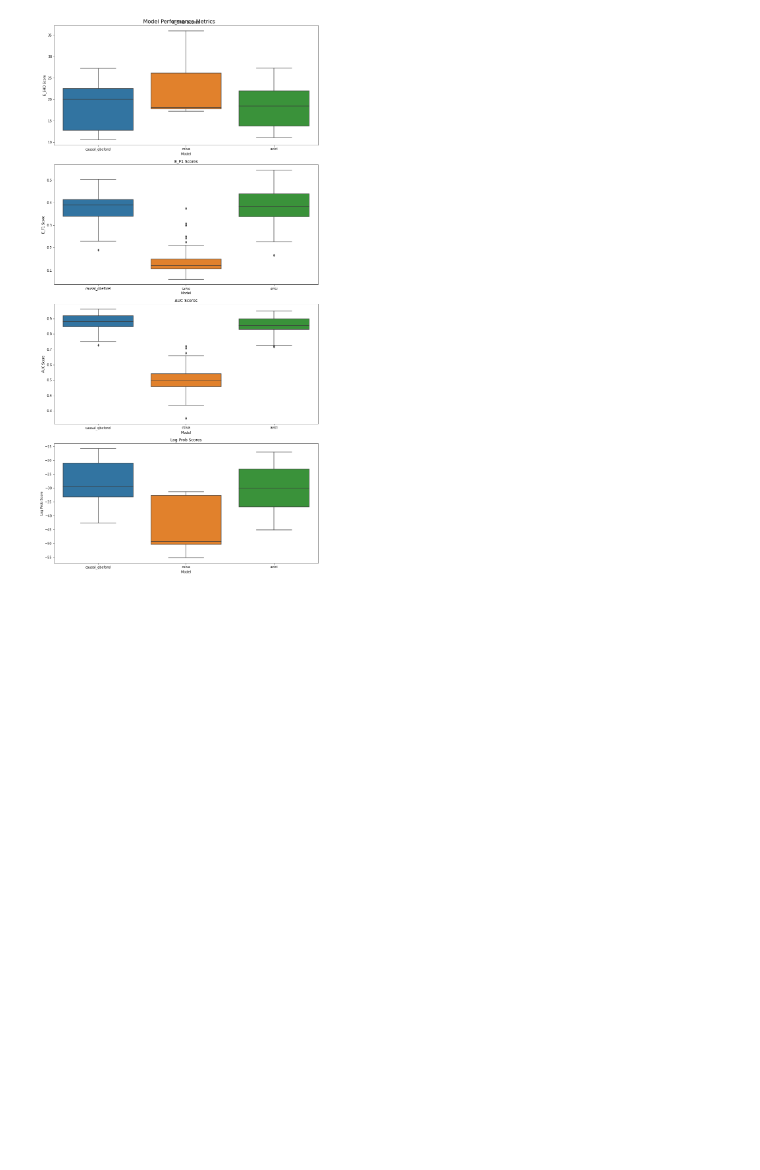
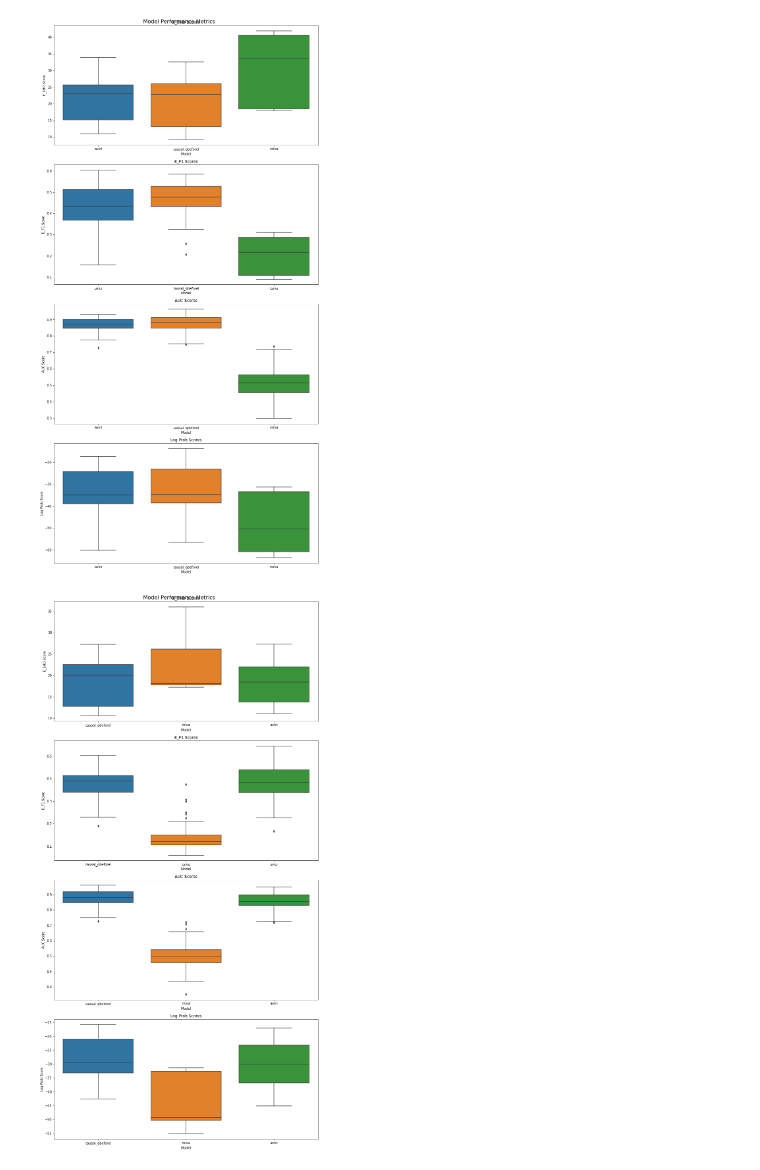
Before and after one commit to Anish144/CausalStructureNeuralProcess, a Jupyter notebook: ml2_meta_causal_discovery/notebooks/plot_linear_result.ipynb, the cells around one changed output. Cells and saved outputs as stored; diff of their text form; code cells hidden in the pictures; blank space fills up the shorter version.

```diff
--- a/ml2_meta_causal_discovery/notebooks/plot_linear_result.ipynb
+++ b/ml2_meta_causal_discovery/notebooks/plot_linear_result.ipynb
@@ -101,6 +101,12 @@ def create_plots(data):
     # Adjust layout and show plot
     plt.tight_layout()
     plt.show()
+# %%
+create_plots(
+    results
+)
+# %% [output]
+[figure, added]
 # %%
 create_plots(
     results
```
Also changed, not shown: parts of 1 cell of this notebook, 6 other files.
